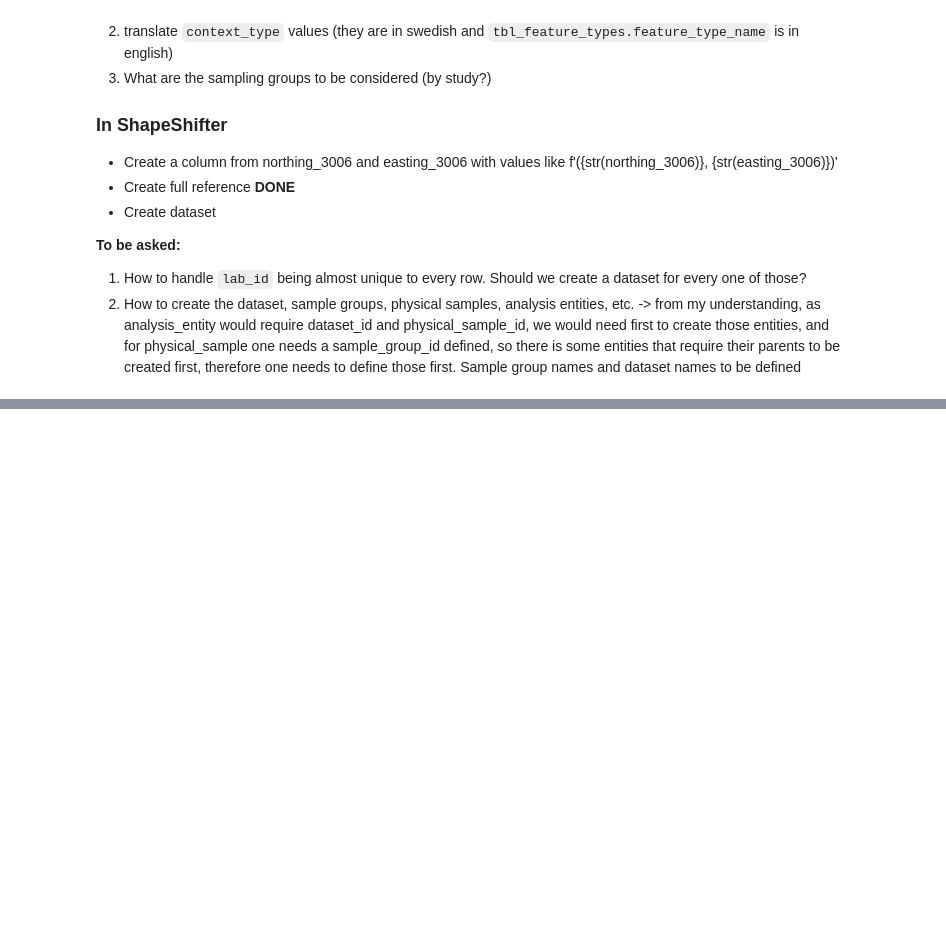
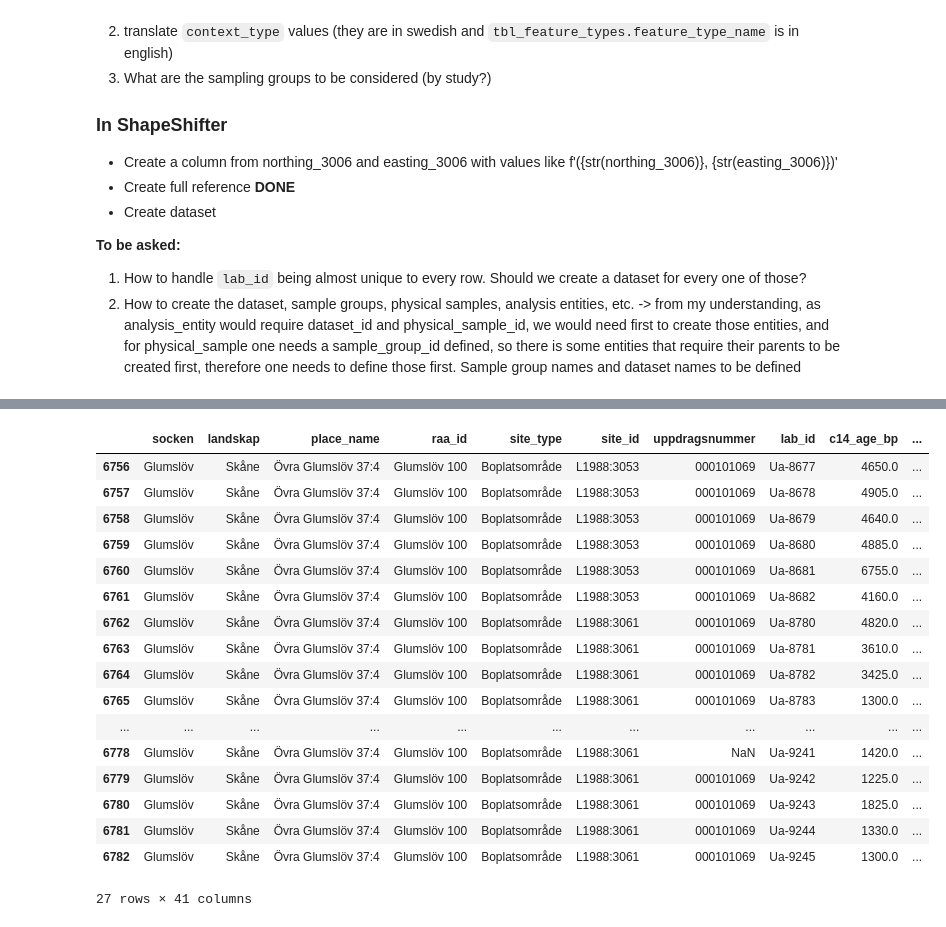
Before and after one commit to Br1CM/sead_strucke_data_cleaning, a Jupyter notebook: current/notebooks/exploration.ipynb, the cells around one changed output, grey strips where cells are left out. Drawn from its saved outputs; the diff is of its cells as text; code cells hidden in the pictures; blank space fills up the shorter version.

Commit message:
exploring ideal sample group, sample, dataset names
Co-Authored-By: Claude Sonnet 5 <noreply@anthropic.com>

```diff
--- a/current/notebooks/exploration.ipynb
+++ b/current/notebooks/exploration.ipynb
@@ -1294,0 +1363,21 @@ from here we can conclude that there are some rows duplicated. and apart from th
+# %%
+df[df['place_name'] == 'Övra Glumslöv 37:4']
+# %% [output]
+|  | socken | landskap | place_name | raa_id | site_type | site_id | uppdragsnummer | lab_id | c14_age_bp | ... |
+| 6756 | Glumslöv | Skåne | Övra Glumslöv 37:4 | Glumslöv 100 | Boplatsområde | L1988:3053 | 000101069 | Ua-8677 | 4650.0 | ... |
+| 6757 | Glumslöv | Skåne | Övra Glumslöv 37:4 | Glumslöv 100 | Boplatsområde | L1988:3053 | 000101069 | Ua-8678 | 4905.0 | ... |
+| 6758 | Glumslöv | Skåne | Övra Glumslöv 37:4 | Glumslöv 100 | Boplatsområde | L1988:3053 | 000101069 | Ua-8679 | 4640.0 | ... |
+| 6759 | Glumslöv | Skåne | Övra Glumslöv 37:4 | Glumslöv 100 | Boplatsområde | L1988:3053 | 000101069 | Ua-8680 | 4885.0 | ... |
+| 6760 | Glumslöv | Skåne | Övra Glumslöv 37:4 | Glumslöv 100 | Boplatsområde | L1988:3053 | 000101069 | Ua-8681 | 6755.0 | ... |
+| 6761 | Glumslöv | Skåne | Övra Glumslöv 37:4 | Glumslöv 100 | Boplatsområde | L1988:3053 | 000101069 | Ua-8682 | 4160.0 | ... |
+| 6762 | Glumslöv | Skåne | Övra Glumslöv 37:4 | Glumslöv 100 | Boplatsområde | L1988:3061 | 000101069 | Ua-8780 | 4820.0 | ... |
+| 6763 | Glumslöv | Skåne | Övra Glumslöv 37:4 | Glumslöv 100 | Boplatsområde | L1988:3061 | 000101069 | Ua-8781 | 3610.0 | ... |
+| 6764 | Glumslöv | Skåne | Övra Glumslöv 37:4 | Glumslöv 100 | Boplatsområde | L1988:3061 | 000101069 | Ua-8782 | 3425.0 | ... |
+| 6765 | Glumslöv | Skåne | Övra Glumslöv 37:4 | Glumslöv 100 | Boplatsområde | L1988:3061 | 000101069 | Ua-8783 | 1300.0 | ... |
+| ... | ... | ... | ... | ... | ... | ... | ... | ... | ... | ... |
+| 6778 | Glumslöv | Skåne | Övra Glumslöv 37:4 | Glumslöv 100 | Boplatsområde | L1988:3061 | NaN | Ua-9241 | 1420.0 | ... |
+| 6779 | Glumslöv | Skåne | Övra Glumslöv 37:4 | Glumslöv 100 | Boplatsområde | L1988:3061 | 000101069 | Ua-9242 | 1225.0 | ... |
+| 6780 | Glumslöv | Skåne | Övra Glumslöv 37:4 | Glumslöv 100 | Boplatsområde | L1988:3061 | 000101069 | Ua-9243 | 1825.0 | ... |
+| 6781 | Glumslöv | Skåne | Övra Glumslöv 37:4 | Glumslöv 100 | Boplatsområde | L1988:3061 | 000101069 | Ua-9244 | 1330.0 | ... |
+| 6782 | Glumslöv | Skåne | Övra Glumslöv 37:4 | Glumslöv 100 | Boplatsområde | L1988:3061 | 000101069 | Ua-9245 | 1300.0 | ... |
+27 rows × 41 columns
```
Also changed, not shown: parts of 7 cells of this notebook, 1 other file.
